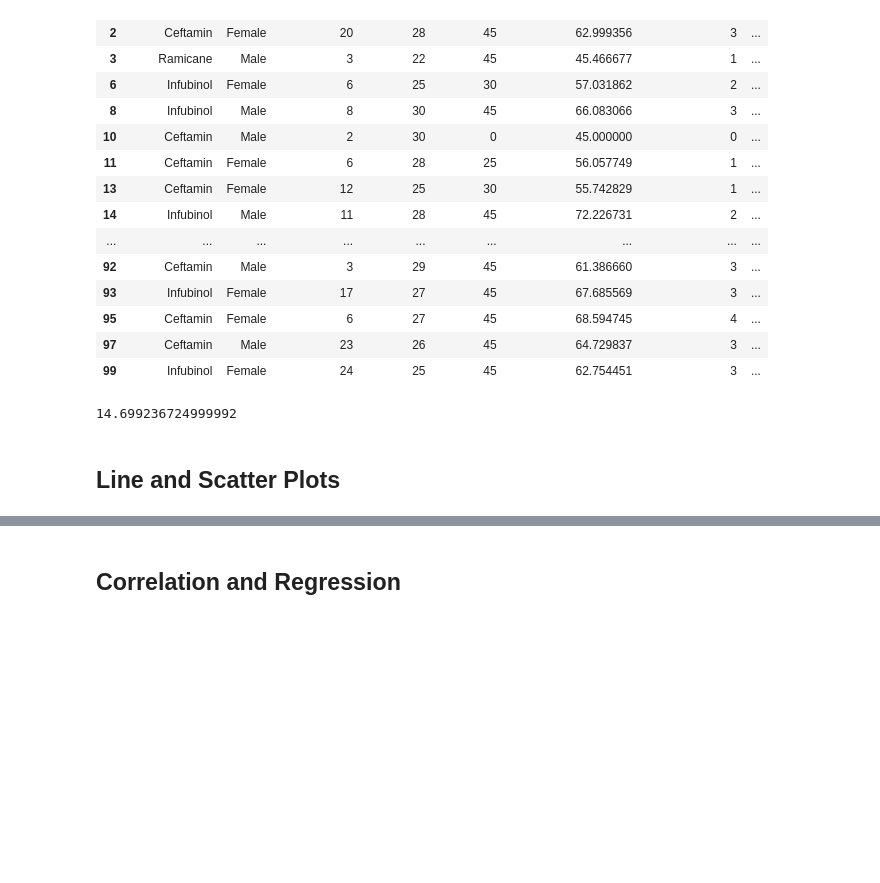
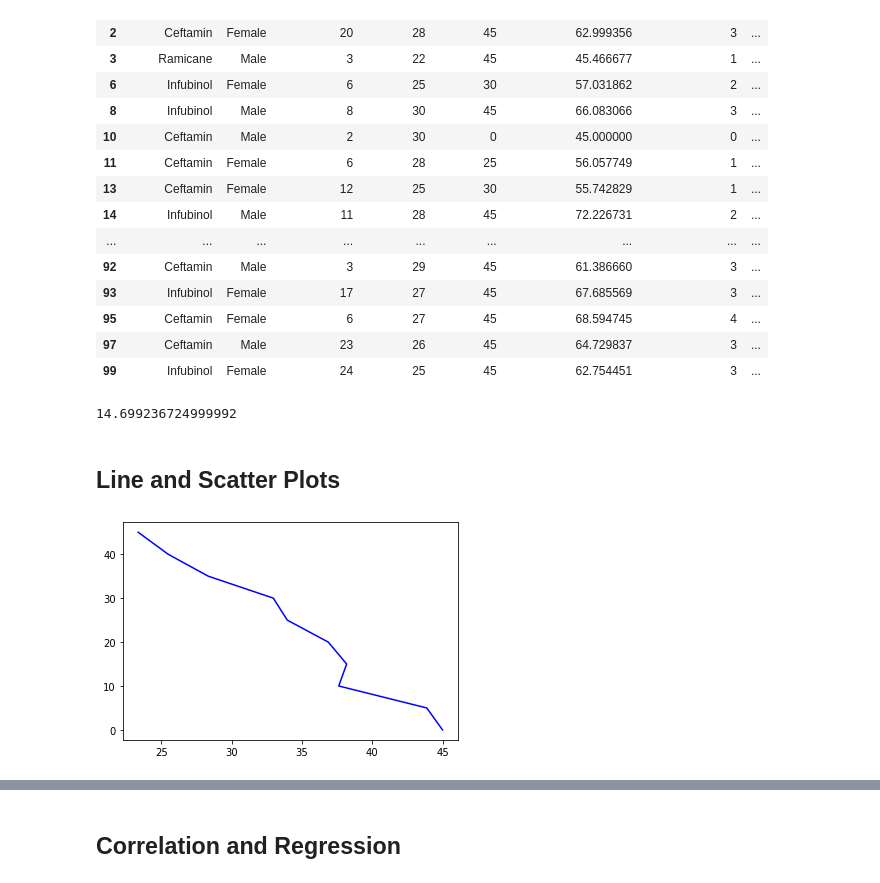
Before and after one commit to jdmerryman88/matplotlib-challenge, a Jupyter notebook: Pymaceuticals/pymaceuticals_solution.ipynb, the cells around one changed output, grey strips where cells are left out. Drawn from its saved outputs; the diff is of its cells as text; code cells hidden in the pictures; blank space fills up the shorter version.

Commit message:
line and scatter plot added

```diff
--- a/Pymaceuticals/pymaceuticals_solution.ipynb
+++ b/Pymaceuticals/pymaceuticals_solution.ipynb
@@ -288,6 +288,10 @@ print(iqr)
 ## Line and Scatter Plots
 # %%
 # Generate a line plot of tumor volume vs. time point for a mouse treated with Capomulin
-capo_df = clean_sd.loc[clean_sd['Drug Regimen'] == 'Capomulin']
-capo_df = capo_df.drop_duplicates('Mouse ID')
-capo_df
+mouse = capo_df.loc[capo_df['Mouse ID'] == 's185']
+
+tumor_volume = mouse['Tumor Volume (mm3)']
+timepoint = mouse['Timepoint']
+mouse_plot = plt.plot(tumor_volume, timepoint, color="blue", label="Tumor Size" )
+# %% [output]
+[figure, added]
```
Also changed, not shown: parts of 2 cells of this notebook.
